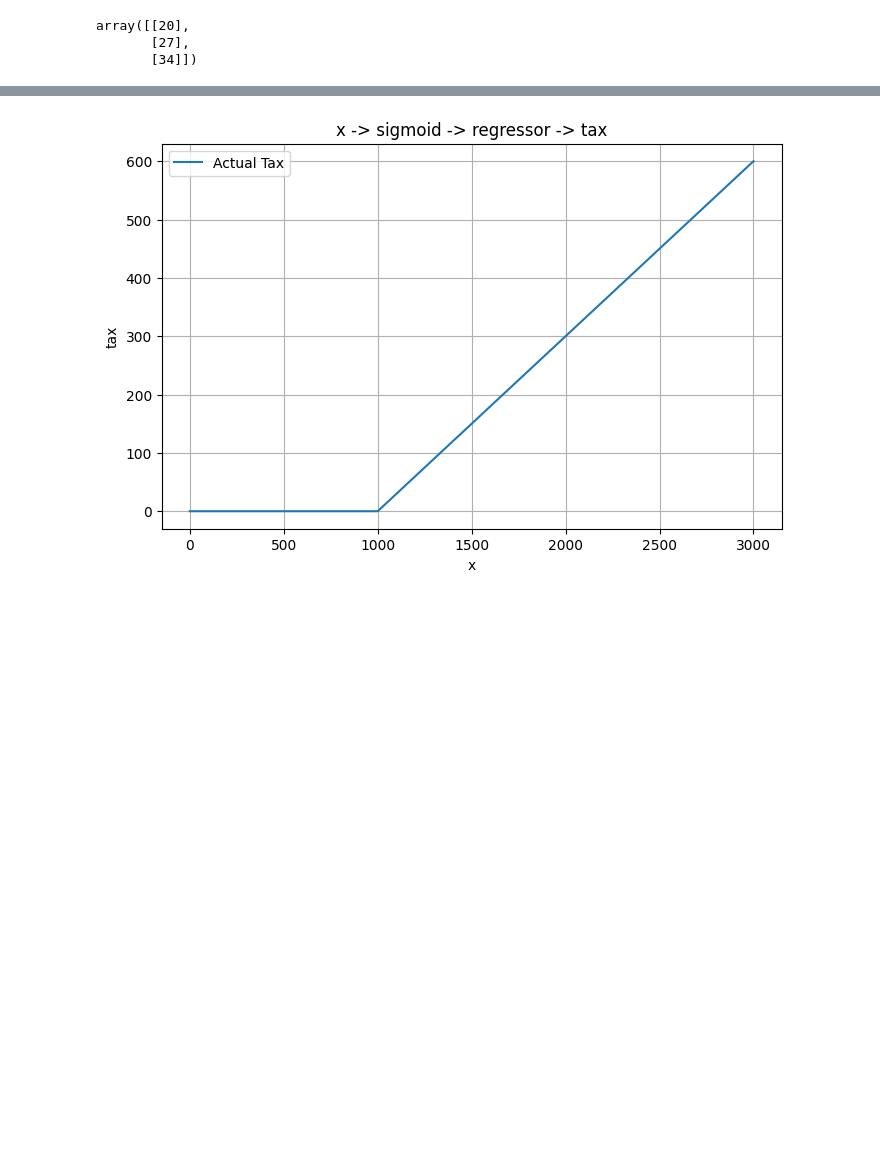
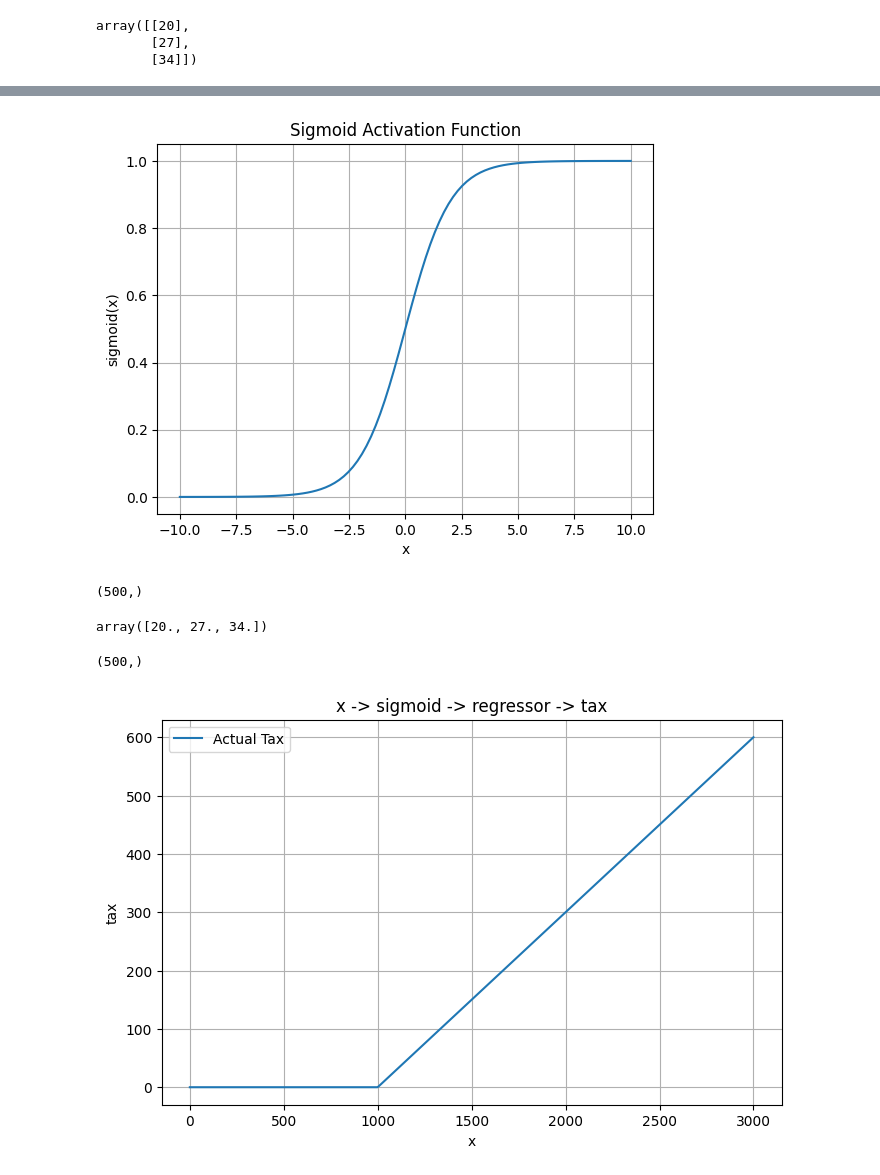
Before and after one commit to cloudxlab/june_2025_iitr, a Jupyter notebook: 39_mar_28.ipynb, the cells around one changed output, grey strips where cells are left out. Saved outputs shown, nothing was run; the diff lists cells and outputs as text; code cells hidden in the pictures; blank space fills up the shorter version.

```diff
--- a/39_mar_28.ipynb
+++ b/39_mar_28.ipynb
@@ -245,0 +256,25 @@ array([[20],
+# %%
+import numpy as np
+import matplotlib.pyplot as plt
+
+# Define sigmoid function
+def sigmoid(x):
+    return 1 / (1 + np.exp(-x))
+
+# Generate x values
+x = np.linspace(-10, 10, 100)
+
+# Compute sigmoid values
+y = sigmoid(x)
+
+# Plot
+plt.figure()
+plt.plot(x, y)
+plt.title("Sigmoid Activation Function")
+plt.xlabel("x")
+plt.ylabel("sigmoid(x)")
+plt.grid()
+
+plt.show()
+# %% [output]
+[figure, added]
@@ -246,3 +307,19 @@ array([[20],
+# %%
+salary.shape
+# %% [output]
+(500,)
+# %%
+w = np.array([1, 2, 4, 3, 2, 1, 0])
+x = np.array([[2,3,4]])
+tax_model(x, w)
+# %% [output]
+array([20., 27., 34.])
+# %%
+w = np.array([1, 2, 4, 3, 2, 1, 0])
+result = tax_model(salary.reshape(1, -1), w)
+result.shape
+# %% [output]
+(500,)
 # %%
 import numpy as np
 import matplotlib.pyplot as plt
```
Also changed, not shown: parts of 30 cells of this notebook.
